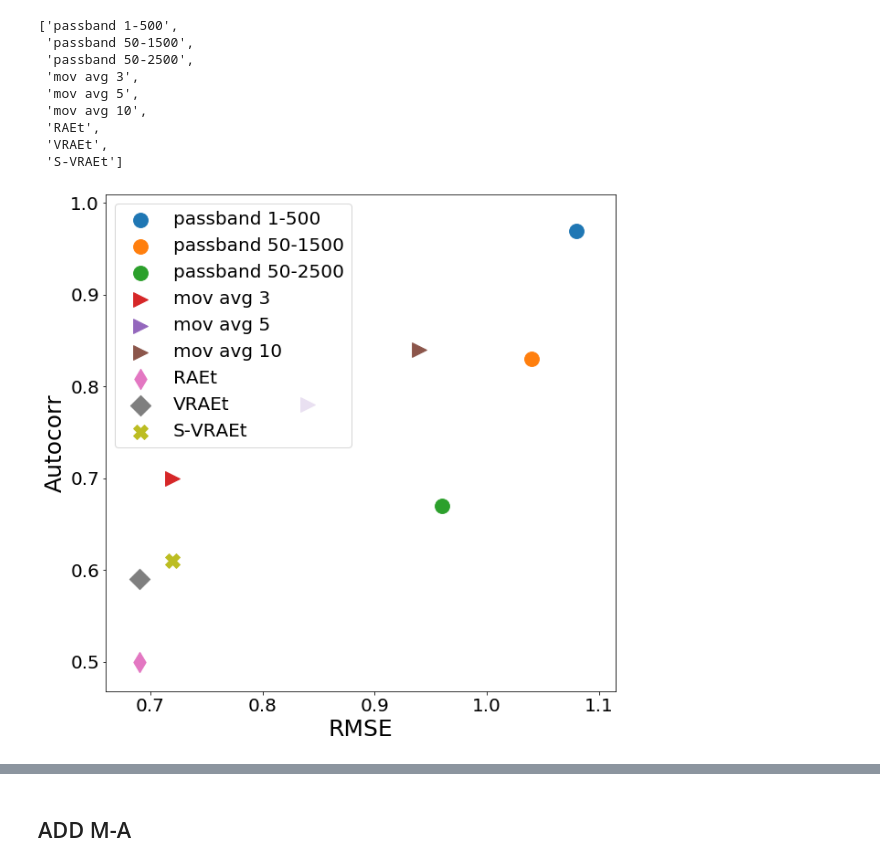
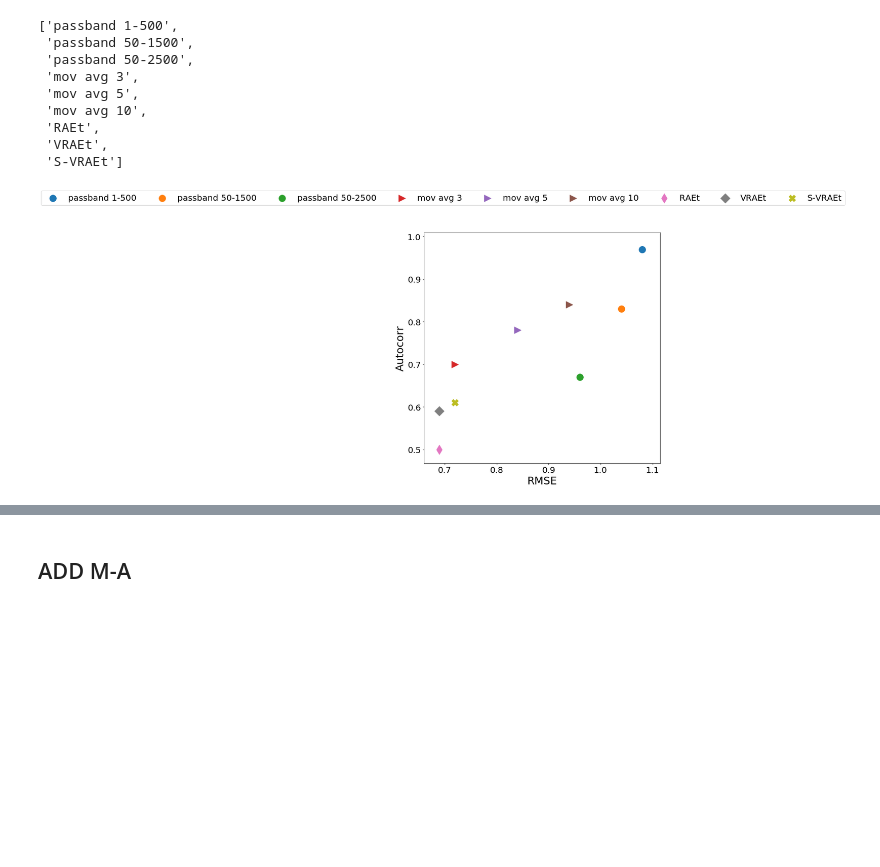
Before and after one commit to harel-coffee/PIIC19-auto, a Jupyter notebook: code/obj4/Plot_Results.ipynb, the cells around one changed output, grey strips where cells are left out. Drawn from its saved outputs; the diff is of its cells as text; code cells hidden in the pictures; blank space fills up the shorter version.

```diff
--- a/code/obj4/Plot_Results.ipynb
+++ b/code/obj4/Plot_Results.ipynb
@@ -4,7 +4,7 @@ import numpy as np
 import matplotlib.pyplot as plt
 import seaborn as sns
 
-values = ["RMSE", "MAE", "Autocorr","Diff-M", "Res-corr"]
+values = ["RMSE", "MAE", "Autocorr","Diff-M", "Spectral H"]
 
 dic_markers= {}
 dic_baseline = {}
@@ -21,12 +21,12 @@ matplotlib.rc('axes', titlesize=25)     # fontsize of the axes title
 matplotlib.rc('axes', labelsize=25)    # fontsize of the x and y labels
 # %%
 ## baseline defintions
-dic_baseline["passband 1-500"] = {values[0]: 1.08, values[1]: 0.62, values[2]: 0.97, values[3]: 0.05, values[4]:0.33}
-dic_baseline["passband 50-1500"] = {values[0]: 1.04, values[1]: 0.65, values[2]: 0.83, values[3]: 0.20, values[4]:0.24}
-dic_baseline["passband 50-2500"] = {values[0]: 0.96, values[1]: 0.64, values[2]: 0.67, values[3]: 0.36, values[4]:0.04}
-dic_baseline["mov avg 3"] = {values[0]: 0.72, values[1]: 0.46, values[2]: 0.70, values[3]: 0.27, values[4]:0.03}
-dic_baseline["mov avg 5"] = {values[0]: 0.84, values[1]: 0.51, values[2]: 0.78, values[3]: 0.17, values[4]:0.18}
-dic_baseline["mov avg 10"] = {values[0]: 0.94, values[1]: 0.55, values[2]: 0.84, values[3]: 0.09, values[4]:0.26}
+dic_baseline["passband 1-500"] = {values[0]: 1.08, values[1]: 0.62, values[2]: 0.97, values[3]: 0.05, values[4]:0.82}
+dic_baseline["passband 50-1500"] = {values[0]: 1.04, values[1]: 0.65, values[2]: 0.83, values[3]: 0.20, values[4]:0.84}
+dic_baseline["passband 50-2500"] = {values[0]: 0.96, values[1]: 0.64, values[2]: 0.67, values[3]: 0.36, values[4]:0.85}
+dic_baseline["mov avg 3"] = {values[0]: 0.72, values[1]: 0.46, values[2]: 0.70, values[3]: 0.27, values[4]:0.88}
+dic_baseline["mov avg 5"] = {values[0]: 0.84, values[1]: 0.51, values[2]: 0.78, values[3]: 0.17, values[4]:0.86}
+dic_baseline["mov avg 10"] = {values[0]: 0.94, values[1]: 0.55, values[2]: 0.84, values[3]: 0.09, values[4]:0.84}
 
 dic_markers["passband 1-500"] = "o"
 dic_markers["passband 50-1500"] = "o"
@@ -80,7 +82,7 @@ plt.show()
 [figure]
 # %%
 ejex = "RMSE"
-ejey = "Res-corr" #informacion en el residuo,, -- para comparar con MA
+ejey = "Spectral H" #informacion en el residuo,, -- para comparar con MA
 
 plt.figure(figsize=(10,10))
 for value in methods:
@@ -97,9 +99,9 @@ lo de arriba pareciera ser proporcional al smoothness.. claro debido a que si la
 # %% [markdown]
 ## AE Y VAE
 # %%
-dic_baseline["RAEt"] = {values[0]: 0.69, values[1]: 0.48, values[2]: 0.50, values[3]: 0.13, values[4]:-0.01}
-dic_baseline["VRAEt"] = {values[0]: 0.69, values[1]: 0.48, values[2]: 0.59, values[3]: 0.07, values[4]:-0.05}
-dic_baseline["S-VRAEt"] = {values[0]: 0.72, values[1]: 0.49, values[2]: 0.61, values[3]: 0.06, values[4]:-0.01}
+dic_baseline["RAEt"] = {values[0]: 0.69, values[1]: 0.48, values[2]: 0.50, values[3]: 0.13, values[4]:0.90}
+dic_baseline["VRAEt"] = {values[0]: 0.69, values[1]: 0.48, values[2]: 0.59, values[3]: 0.07, values[4]:0.90}
+dic_baseline["S-VRAEt"] = {values[0]: 0.72, values[1]: 0.49, values[2]: 0.61, values[3]: 0.06, values[4]:0.90}
 
 dic_markers["RAEt"] = "d" #"+"
 dic_markers["VRAEt"] = "D" #"P"
@@ -120,17 +122,17 @@ methods
 # %%
 ejex = "RMSE"
 ejey = "Autocorr" #correlacion de curva: smoothness
 
 plt.figure(figsize=(10,10))
 for value in methods:
     plt.scatter(dic_baseline[value][ejex], dic_baseline[value][ejey], label=value, s=250, marker=dic_markers[value])
 
 plt.xlabel(ejex)
 plt.ylabel(ejey)
-plt.legend()
+plt.legend(bbox_to_anchor=(1.8, 1.2), ncol=len(methods))
 plt.show()
 # %% [output]
-[figure, old version]
+[figure, new version]
 # %%
 ejex = "RMSE"
 ejey = "Diff-M" #inverso a smoothness
```
Also changed, not shown: parts of 8 cells of this notebook, 6 other files.
